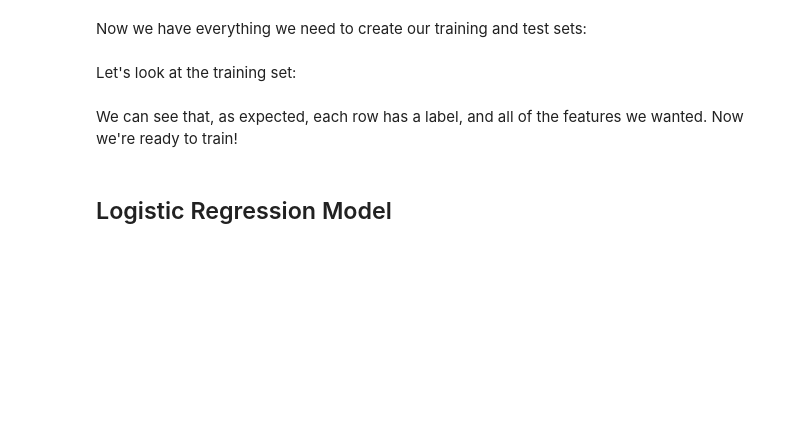
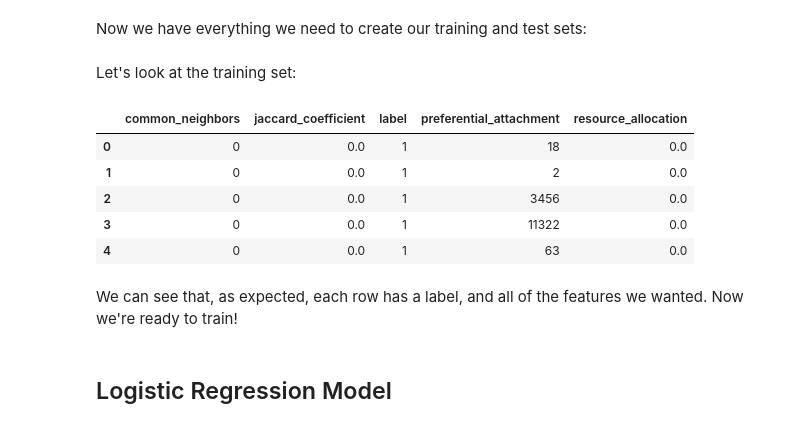
Before and after one commit to teddykoker/blog, a Jupyter notebook: notebooks/predicting-academic-collaboration-with-logistic-regression.ipynb, the cells around one changed output. Saved outputs shown, nothing was run; the diff lists cells and outputs as text; code cells hidden in the pictures; blank space fills up the shorter version.

```diff
--- a/notebooks/predicting-academic-collaboration-with-logistic-regression.ipynb
+++ b/notebooks/predicting-academic-collaboration-with-logistic-regression.ipynb
@@ -161,7 +161,14 @@ df_test = generate_set(graphs[1], graphs[2])
 # %% [markdown]
 Let's look at the training set:
 # %%
-df_train.head()
+df_train.head(5)
+# %% [output]
+|  | common_neighbors | jaccard_coefficient | label | preferential_attachment | resource_allocation |
+| 0 | 0 | 0.0 | 1 | 18 | 0.0 |
+| 1 | 0 | 0.0 | 1 | 2 | 0.0 |
+| 2 | 0 | 0.0 | 1 | 3456 | 0.0 |
+| 3 | 0 | 0.0 | 1 | 11322 | 0.0 |
+| 4 | 0 | 0.0 | 1 | 63 | 0.0 |
 # %% [markdown]
 We can see that, as expected, each row has a label, and all of the features we wanted. Now we're ready to train!
 # %% [markdown]
```
Also changed, not shown: parts of 4 cells of this notebook.
